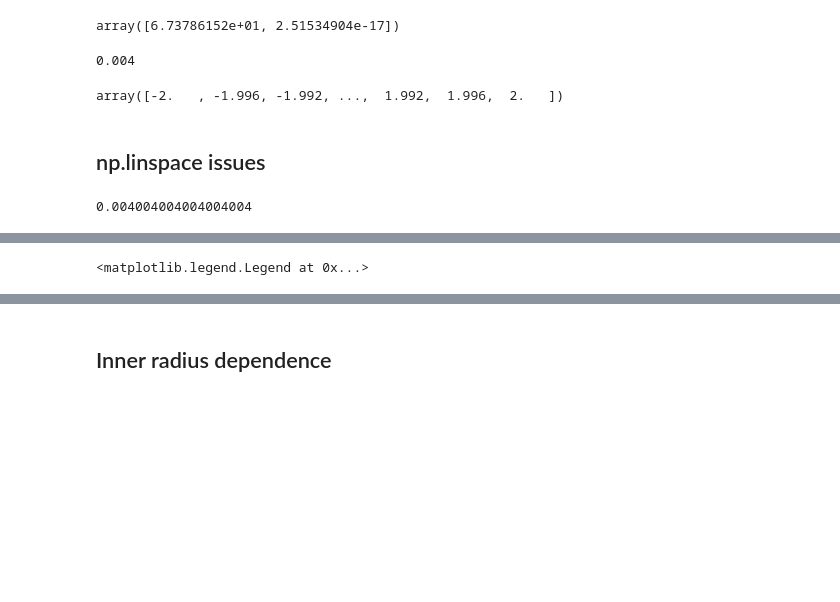
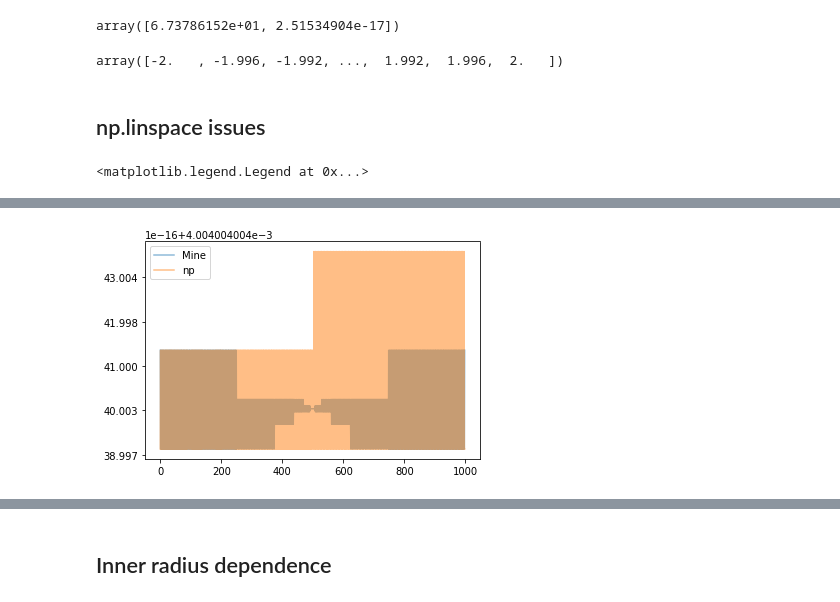
Before and after one commit to jdranczewski/optical-levitation-raytracing-experiments, a Jupyter notebook: two-d-tracer-experiments.ipynb, the cells around one changed output, grey strips where cells are left out. Saved outputs shown, nothing was run; the diff lists cells and outputs as text; code cells hidden in the pictures; blank space fills up the shorter version.

```diff
--- a/two-d-tracer-experiments.ipynb
+++ b/two-d-tracer-experiments.ipynb
@@ -680,18 +645,17 @@ scene.momentum
 # %% [output]
 array([6.73786152e+01, 2.51534904e-17])
 # %%
-linspace(-2,2,1001)
+two_d_tracer.linspace(-2,2,1001)
 # %% [output]
-0.004
+array([-2.   , -1.996, -1.992, ...,  1.992,  1.996,  2.   ])
-array([-2.   , -1.996, -1.992, ...,  1.992,  1.996,  2.   ])
 # %% [markdown]
 ## np.linspace issues
 # %%
-ar = linspace(-2,2,1000)
+ar = two_d_tracer.linspace(-2,2,1000)
 br = np.linspace(-2,2,1000)
 fig, ax = plt.subplots()
 ax.plot(ar[1:]-ar[:-1], label="Mine", alpha=0.5)
 ax.plot(br[1:]-br[:-1], label="np", alpha=0.5)
 ax.legend()
 # %% [output]
-0.004004004004004004
+<matplotlib.legend.Legend at 0x...>
@@ -700,3 +662,3 @@ ax.legend()
-<matplotlib.legend.Legend at 0x...>
+[figure, added]
 # %%
 # Does reasonably well with ranges at the same order of magnitude
```
Also changed, not shown: parts of 87 cells of this notebook, 1 other file.
